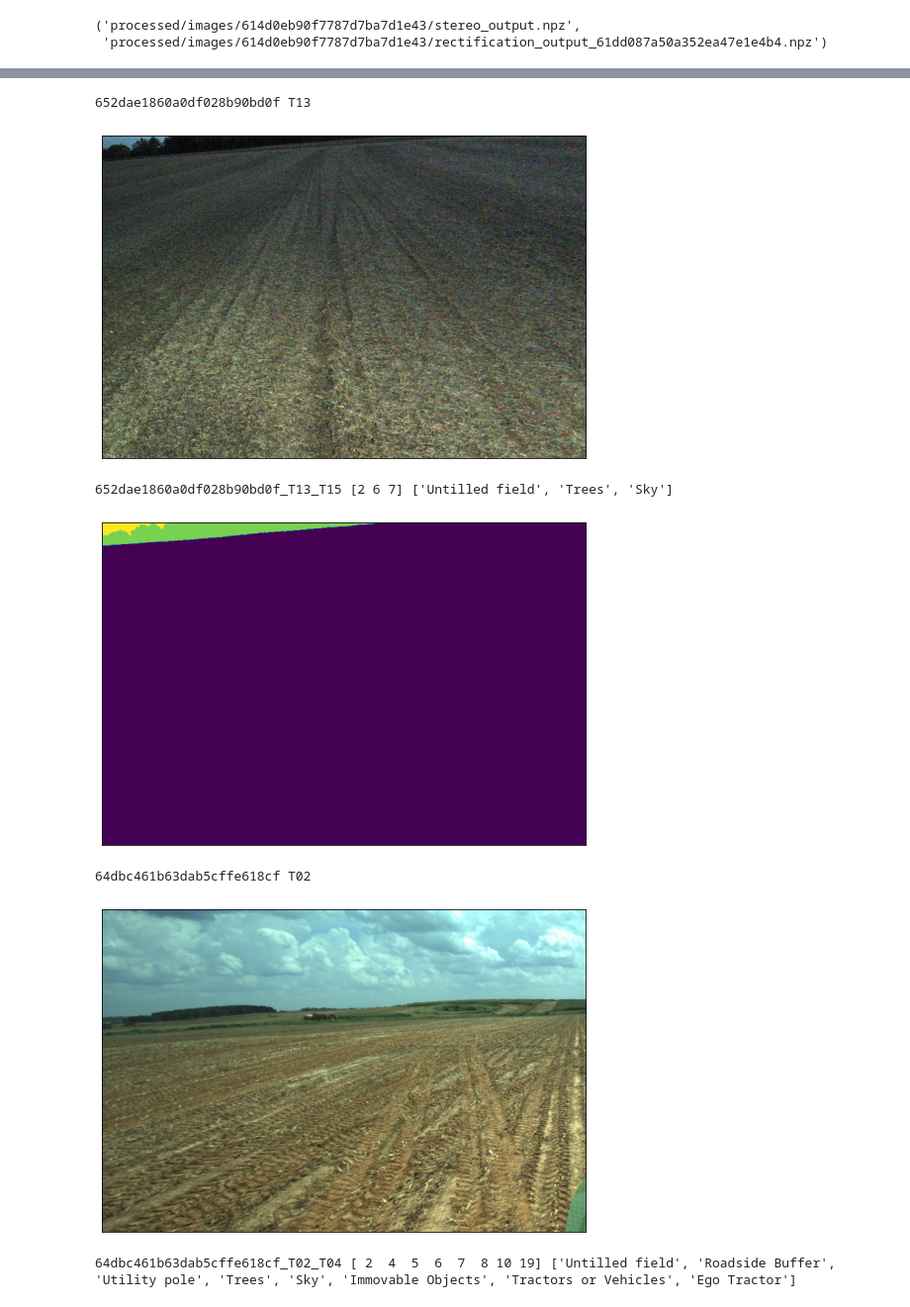
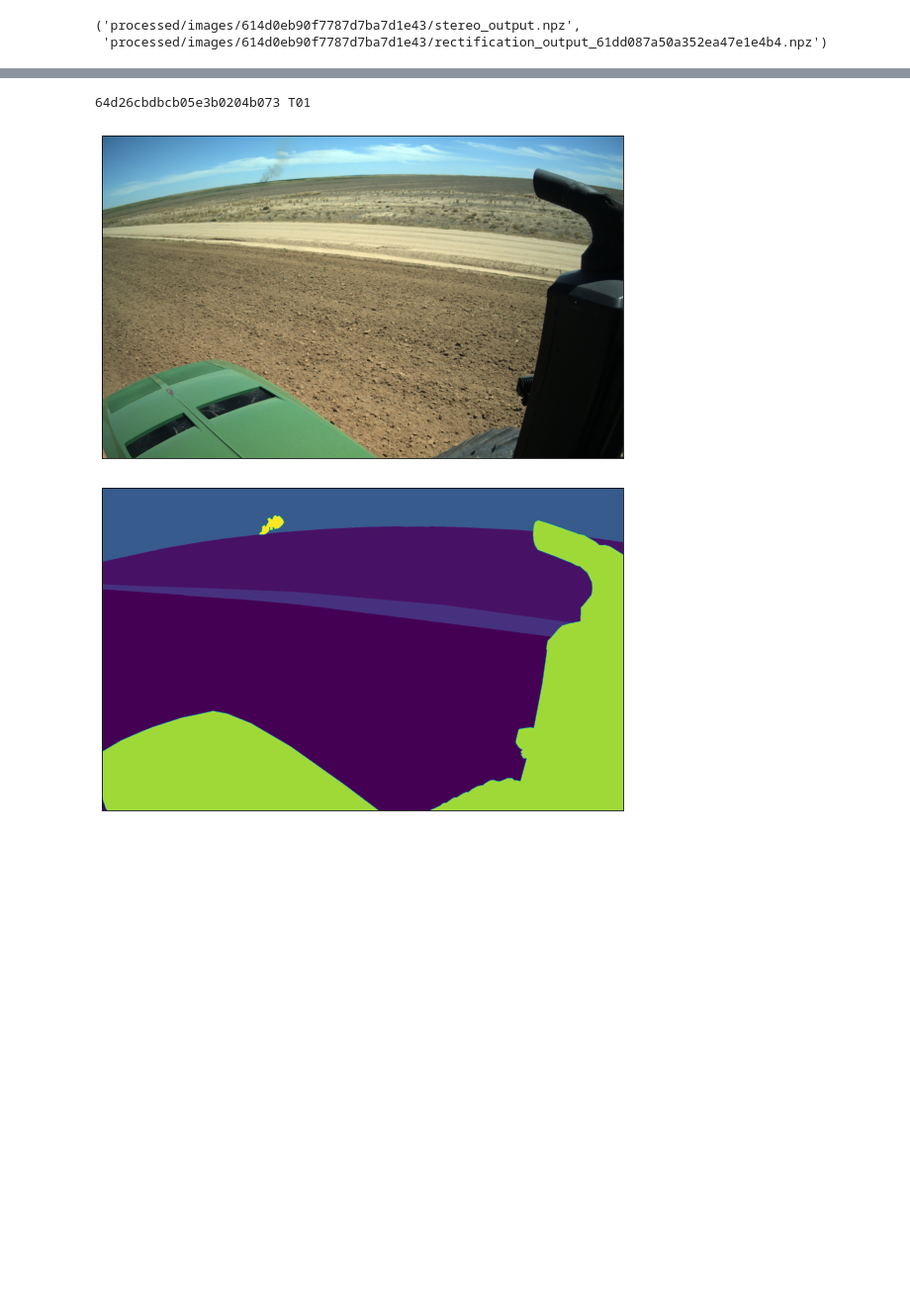
Before and after one commit to liyubrt/notebooks, a Jupyter notebook: check_label.ipynb, the cells around one changed output, grey strips where cells are left out. Shown at 99% size. Drawn from its saved outputs; the diff is of its cells as text; code cells hidden in the pictures; blank space fills up the shorter version.

Commit message:
start categorical classification training

```diff
--- a/check_label.ipynb
+++ b/check_label.ipynb
@@ -20,8 +20,8 @@ from utils import normalize_image, plot_image, plot_images
 # root_dir = '/data/jupiter/datasets/Jupiter_train_v5_11'
 # root_dir = '/data/jupiter/datasets/Jupiter_train_v5_11_20230508'
 # root_dir = '/data2/jupiter/datasets/Jupiter_train_v6_2'
-# root_dir = '/data2/jupiter/datasets/halo_rgb_stereo_train_v6_1'
-root_dir = '/data2/jupiter/datasets/halo_rgb_stereo_test_v6_1'
+root_dir = '/data2/jupiter/datasets/halo_rgb_stereo_train_v6_1'
+# root_dir = '/data2/jupiter/datasets/halo_rgb_stereo_test_v6_1'
 # root_dir = '/data/jupiter/datasets/20230823_labeled_right_images_12k'
 # root_dir = '/data/jupiter/li.yu/data/left_and_right_labels_samples'
 # root_dir = '/data/jupiter/li.yu/data/Jupiter_2022_Dust_Humans_Unfiltered_partiallabeled'
@@ -140,30 +117,0 @@ print(len(stop_classes), stop_classes)
-# %%
-negative_ids, negative_ids_depth30 = [], []
-threshold = 72
-for i, row in tqdm(df.iterrows(), total=len(df)):
-    # get depth
-    data_path = os.path.join(root_dir, row.stereo_pipeline_npz_save_path)
-    stereo_data = np.load(data_path)
-    depth = stereo_data['point_cloud'][:,:,-1] / 100.0
-
-    # get label
-    label_map = row.label_map
-    label_path = os.path.join(root_dir, row.rectified_label_save_path)
-    label = np.load(label_path)['left'][:,:,0]
-    labels, counts = np.unique(label, return_counts=True)
-    label_counts = {label_map[str(i)]: c for i,c in zip(labels, counts) if i != 0}
-    stop_class_count = sum(label_counts.get(c, 0) for c in stop_classes)
-    if stop_class_count < threshold:
-        negative_ids.append(row.unique_id)
-    label_depth_30 = label[depth <= 0.3]
-    labels, counts = np.unique(label_depth_30, return_counts=True)
-    label_counts = {label_map[str(i)]: c for i,c in zip(labels, counts) if i != 0}
-    stop_class_count = sum(label_counts.get(c, 0) for c in stop_classes)
-    if stop_class_count < threshold:
-        negative_ids_depth30.append(row.unique_id)
-    # break
-print(len(negative_ids), len(negative_ids_depth30))
-nega_df = pd.DataFrame(data={'unique_id': negative_ids})
-nega_d30_df = pd.DataFrame(data={'unique_id': negative_ids_depth30})
-nega_df.to_csv('/data2/jupiter/datasets/halo_rgb_stereo_test_v6_1/productivity_ids.csv', index=False)
-nega_d30_df.to_csv('/data2/jupiter/datasets/halo_rgb_stereo_test_v6_1/productivity_ids_within30m.csv', index=False)
@@ -176,11 +118,11 @@ df[(~df.unique_id.isin(negative_ids)) & (df.unique_id.isin(negative_ids_depth30)
 # %%
 # sub_df = df2[df2.camera_pod == 'implement_pod'].sample(5)
-sub_df = df[(~df.unique_id.isin(negative_ids)) & (df.unique_id.isin(negative_ids_depth30))].sample(2)
+# sub_df = df[(~df.unique_id.isin(negative_ids)) & (df.unique_id.isin(negative_ids_depth30))].sample(2)
 # sub_df = df[df.unique_id == '64d6542284dac3a508c73ae0_T14_T15']
-# sub_df = df2[df2.human_aspect_ratio > 1].sample(2)
+sub_df = df.sample(1)
 # sub_df = df[df.id.isin(['6441f343fb7e8d35a3da7e9c', '6441f9199b12538afbfcc044'])]
-show_image, show_label = True, True
-show_debayered_rgb, show_raw_label = False, False
+show_image, show_label = False, False
+show_debayered_rgb, show_raw_label = True, True
 show_pred_result = False
 dataset = ''
 for i, row in sub_df.iterrows():
@@ -189,37 +131,33 @@ for i, row in sub_df.iterrows():
     if show_image:
         data_path = os.path.join(root_dir, dataset, row.stereo_pipeline_npz_save_path)
         img = np.load(data_path)['left']
         img_norm = normalize_image(img, True)
         plot_image(img_norm)
 
     if show_debayered_rgb:
         image = imageio.imread(os.path.join(root_dir, dataset, row.artifact_debayeredrgb_0_save_path))
         plot_image(image)
 
     if show_label and 'rectified_label_save_path' in row and isinstance(row.rectified_label_save_path, str):
         label_path = os.path.join(root_dir, dataset, row.rectified_label_save_path)
         lbl = np.load(label_path)['left']
         labels = np.unique(lbl)
         label_map =row.label_map
         label_strs = [label_map[str(i)] for i in labels if i != 0]
         print(row.unique_id, labels, label_strs)
         # print(row.id, np.unique(lbl))
         plot_image(lbl)
 
     if show_raw_label:
         label = imageio.imread(os.path.join(root_dir, dataset, row.annotation_pixelwise_0_save_path))
         plot_image(label)
 
     if show_pred_result:
         result_path = os.path.join(pred_dir, 'output_visualization', row.id+'.png')
         if os.path.isfile(result_path):
             res_img = cv2.cvtColor(cv2.imread(result_path), cv2.COLOR_BGR2RGB)
             plot_image(res_img, figsize=(20, 6))
 # %% [output]
-652dae1860a0df028b90bd0f T13
+64d26cbdbcb05e3b0204b073 T01
-[figure, old version]
+[figure, new version]
-652dae1860a0df028b90bd0f_T13_T15 [2 6 7] ['Untilled field', 'Trees', 'Sky']
-[figure, old version]
+[figure, new version]
-64dbc461b63dab5cffe618cf T02
-[figure, removed]
-64dbc461b63dab5cffe618cf_T02_T04 [ 2  4  5  6  7  8 10 19] ['Untilled field', 'Roadside Buffer', 'Utility pole', 'Trees', 'Sky', 'Immovable Objects', 'Tractors or Vehicles', 'Ego Tractor']
```
Also changed, not shown: parts of 14 cells of this notebook, 3 other files.
